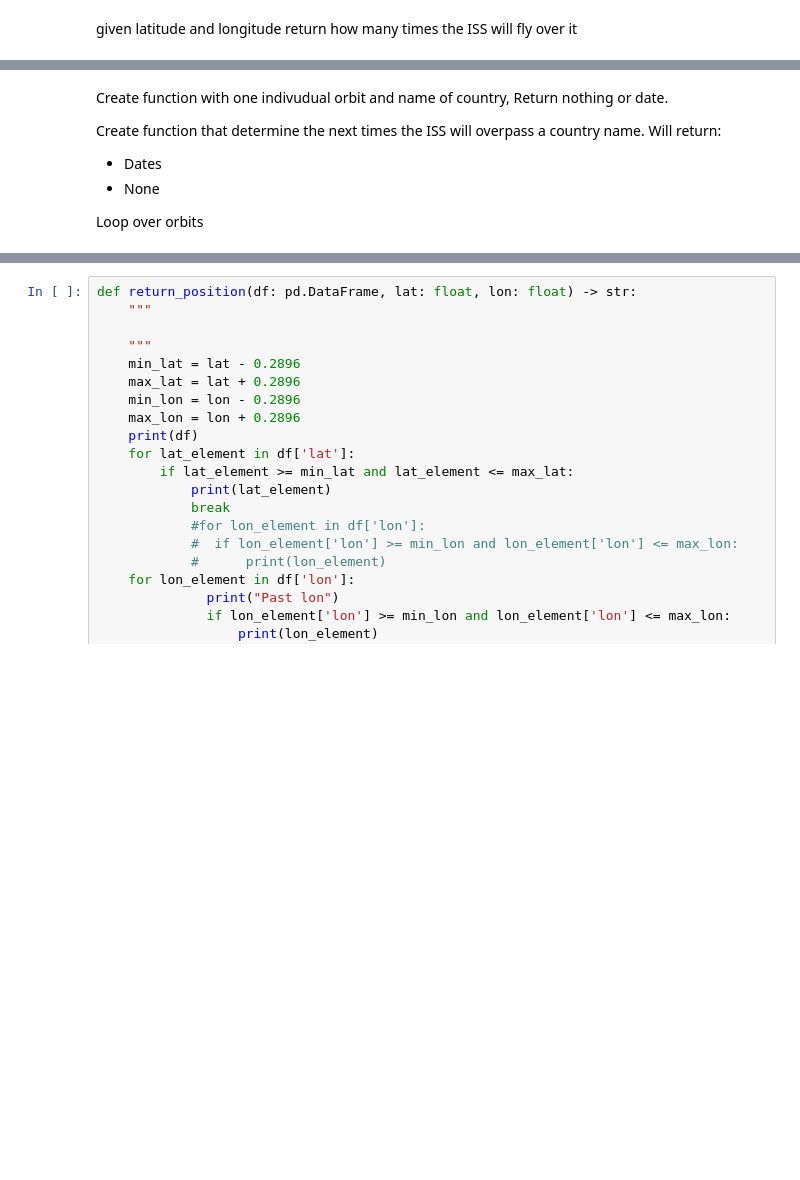
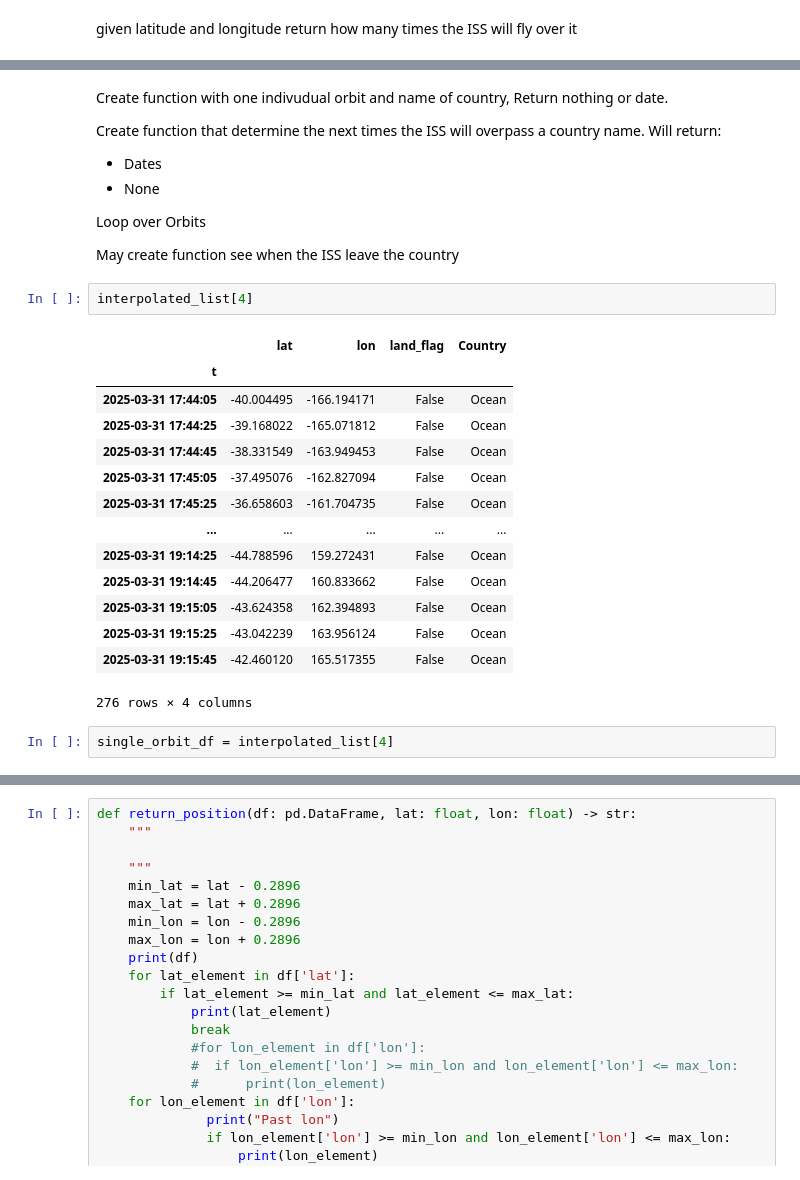
Before and after one commit to khalil-alexander/get_forecast, a Jupyter notebook: Copy_of_DataAnalytics2.ipynb, the cells around one changed output, grey strips where cells are left out. Saved outputs shown, nothing was run; the diff lists cells and outputs as text; blank space fills up the shorter version.

```diff
--- a/Copy_of_DataAnalytics2.ipynb
+++ b/Copy_of_DataAnalytics2.ipynb
@@ -1286,4 +1290,25 @@ Create function that determine the next times the ISS will overpass a country na
 - Dates
 - None
 
-Loop over orbits
+Loop over Orbits
+
+May create function see when the ISS leave the country
+# %%
+interpolated_list[4]
+# %% [output]
+|  | lat | lon | land_flag | Country |
+| t |  |  |  |  |
+| 2025-03-31 17:44:05 | -40.004495 | -166.194171 | False | Ocean |
+| 2025-03-31 17:44:25 | -39.168022 | -165.071812 | False | Ocean |
+| 2025-03-31 17:44:45 | -38.331549 | -163.949453 | False | Ocean |
+| 2025-03-31 17:45:05 | -37.495076 | -162.827094 | False | Ocean |
+| 2025-03-31 17:45:25 | -36.658603 | -161.704735 | False | Ocean |
+| ... | ... | ... | ... | ... |
+| 2025-03-31 19:14:25 | -44.788596 | 159.272431 | False | Ocean |
+| 2025-03-31 19:14:45 | -44.206477 | 160.833662 | False | Ocean |
+| 2025-03-31 19:15:05 | -43.624358 | 162.394893 | False | Ocean |
+| 2025-03-31 19:15:25 | -43.042239 | 163.956124 | False | Ocean |
+| 2025-03-31 19:15:45 | -42.460120 | 165.517355 | False | Ocean |
+276 rows × 4 columns
+# %%
+single_orbit_df = interpolated_list[4]
```
Also changed, not shown: parts of 75 cells of this notebook.
